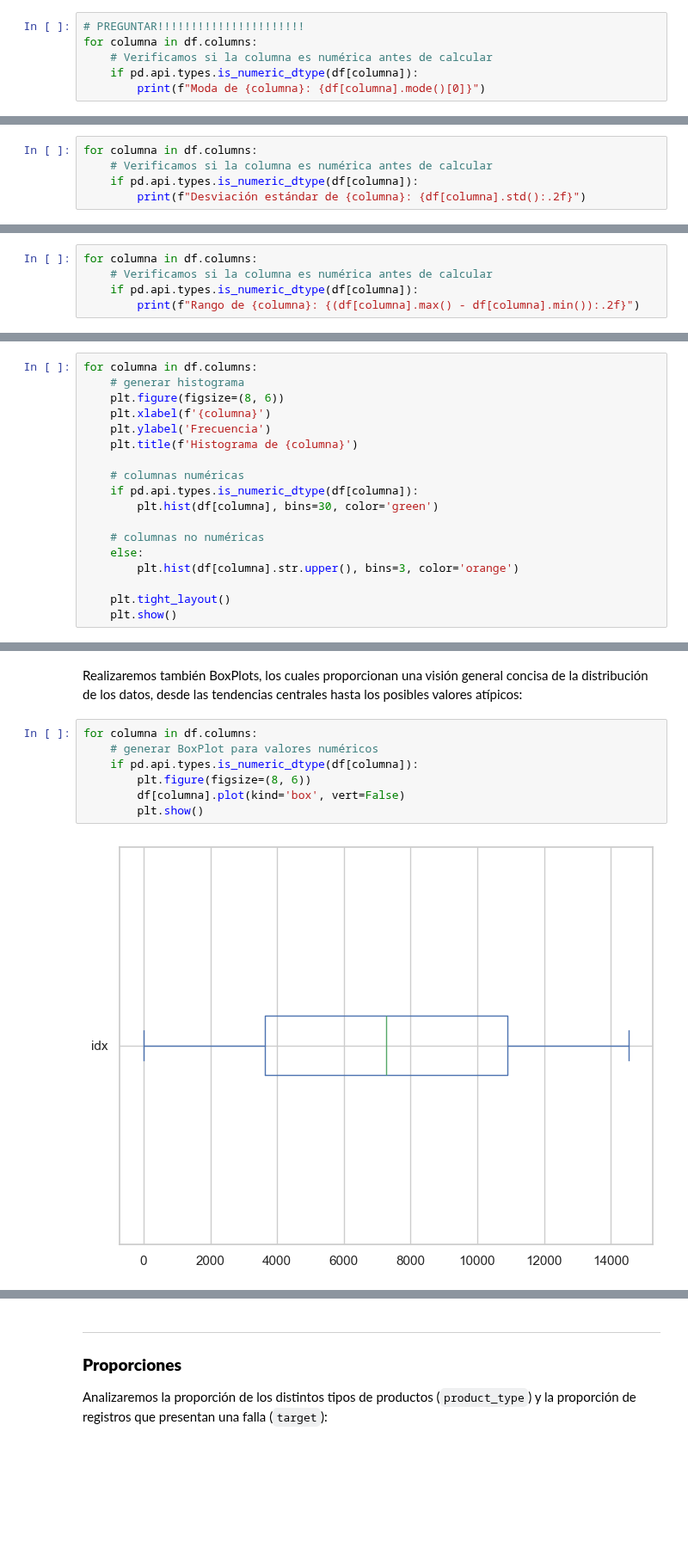
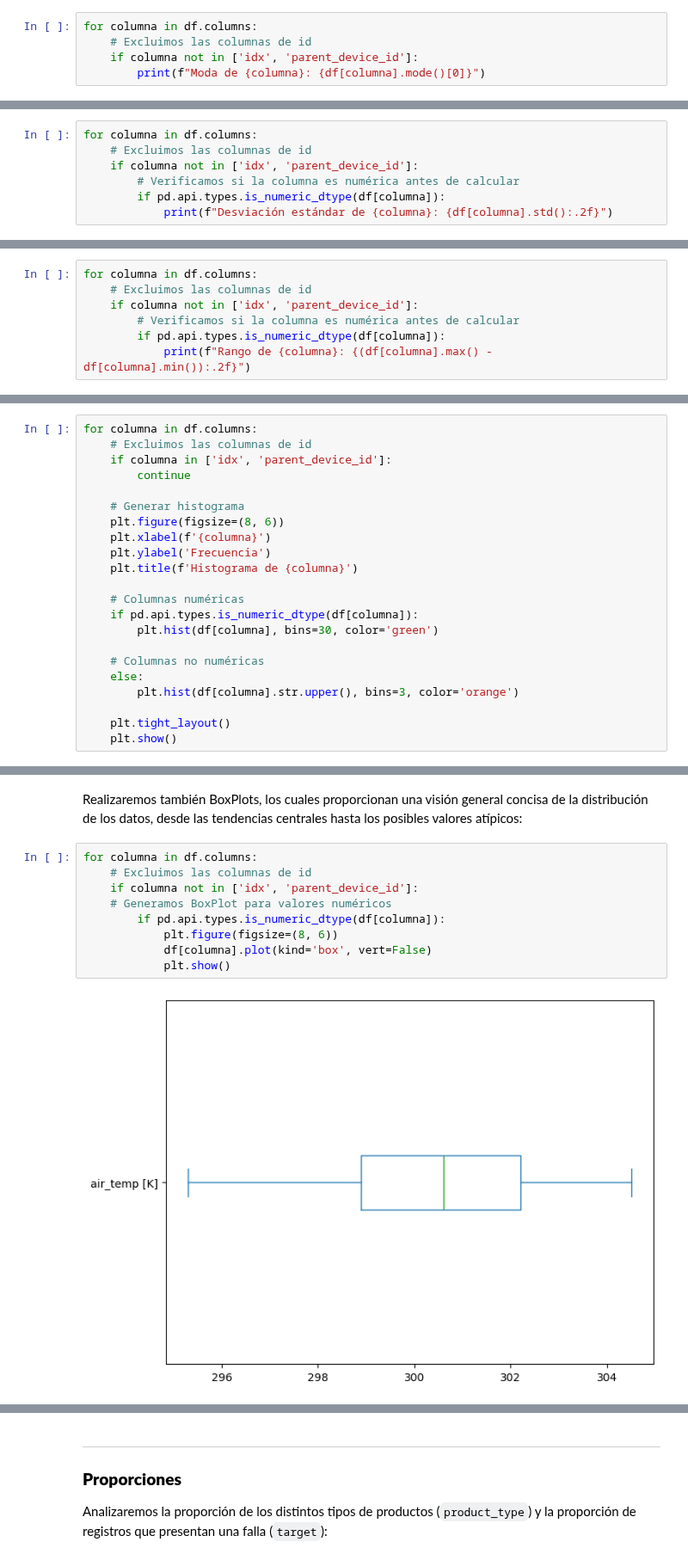
Before and after one commit to Lautsol/Tp-Ciencia-de-datos, a Jupyter notebook: Archivos/TP_Parte1.ipynb, the cells around one changed output, grey strips where cells are left out. Shown at 86% size. Drawn from its saved outputs; the diff is of its cells as text; blank space fills up the shorter version.

```diff
--- a/Archivos/TP_Parte1.ipynb
+++ b/Archivos/TP_Parte1.ipynb
@@ -61,9 +61,8 @@ Mediana de tool_wear [min]: 127.00
 # %% [markdown]
 Por último, calculamos la moda:
 # %%
-# PREGUNTAR!!!!!!!!!!!!!!!!!!!!!!
 for columna in df.columns:
-    # Verificamos si la columna es numérica antes de calcular
-    if pd.api.types.is_numeric_dtype(df[columna]):
+    # Excluimos las columnas de id
+    if columna not in ['idx', 'parent_device_id']:
         print(f"Moda de {columna}: {df[columna].mode()[0]}")
 # %% [output]
@@ -80,7 +79,9 @@ Moda de tool_wear [min]: 208
 Comenzamos calculando la desviación estándar para cada columna:
 # %%
 for columna in df.columns:
-    # Verificamos si la columna es numérica antes de calcular
-    if pd.api.types.is_numeric_dtype(df[columna]):
-        print(f"Desviación estándar de {columna}: {df[columna].std():.2f}")
+    # Excluimos las columnas de id
+    if columna not in ['idx', 'parent_device_id']:
+        # Verificamos si la columna es numérica antes de calcular
+        if pd.api.types.is_numeric_dtype(df[columna]):
+            print(f"Desviación estándar de {columna}: {df[columna].std():.2f}")
 # %% [output]
@@ -95,7 +94,9 @@ Desviación estándar de tool_wear [min]: 70.11
 Calculamos también el rango:
 # %%
 for columna in df.columns:
-    # Verificamos si la columna es numérica antes de calcular
-    if pd.api.types.is_numeric_dtype(df[columna]):
-        print(f"Rango de {columna}: {(df[columna].max() - df[columna].min()):.2f}")
+    # Excluimos las columnas de id
+    if columna not in ['idx', 'parent_device_id']:
+        # Verificamos si la columna es numérica antes de calcular
+        if pd.api.types.is_numeric_dtype(df[columna]):
+            print(f"Rango de {columna}: {(df[columna].max() - df[columna].min()):.2f}")
 # %% [output]
@@ -112,17 +111,21 @@ Rango de tool_wear [min]: 253.00
 Comenzaremos realizando histogramas que nos permitan visualizar las distribuciones de los valores de las distintas variables. Las barras representan la frecuencia para un cierto valor o rango de valores:
 # %%
 for columna in df.columns:
-    # generar histograma
+    # Excluimos las columnas de id
+    if columna in ['idx', 'parent_device_id']:
+        continue
+
+    # Generar histograma
     plt.figure(figsize=(8, 6))
     plt.xlabel(f'{columna}')
     plt.ylabel('Frecuencia')
     plt.title(f'Histograma de {columna}')
 
-    # columnas numéricas
+    # Columnas numéricas
     if pd.api.types.is_numeric_dtype(df[columna]):
         plt.hist(df[columna], bins=30, color='green')
 
-    # columnas no numéricas
+    # Columnas no numéricas
     else:
         plt.hist(df[columna].str.upper(), bins=3, color='orange')
 
@@ -142,10 +143,12 @@ for columna in df.columns:
 Realizaremos también BoxPlots, los cuales proporcionan una visión general concisa de la distribución de los datos, desde las tendencias centrales hasta los posibles valores atípicos:
 # %%
 for columna in df.columns:
-    # generar BoxPlot para valores numéricos
-    if pd.api.types.is_numeric_dtype(df[columna]):
-        plt.figure(figsize=(8, 6))
-        df[columna].plot(kind='box', vert=False)
-        plt.show()
+    # Excluimos las columnas de id
+    if columna not in ['idx', 'parent_device_id']:
+    # Generamos BoxPlot para valores numéricos
+        if pd.api.types.is_numeric_dtype(df[columna]):
+            plt.figure(figsize=(8, 6))
+            df[columna].plot(kind='box', vert=False)
+            plt.show()
 # %% [output]
-[figure, old version]
+[figure, new version]
```
Also changed, not shown: parts of 10 cells of this notebook.
